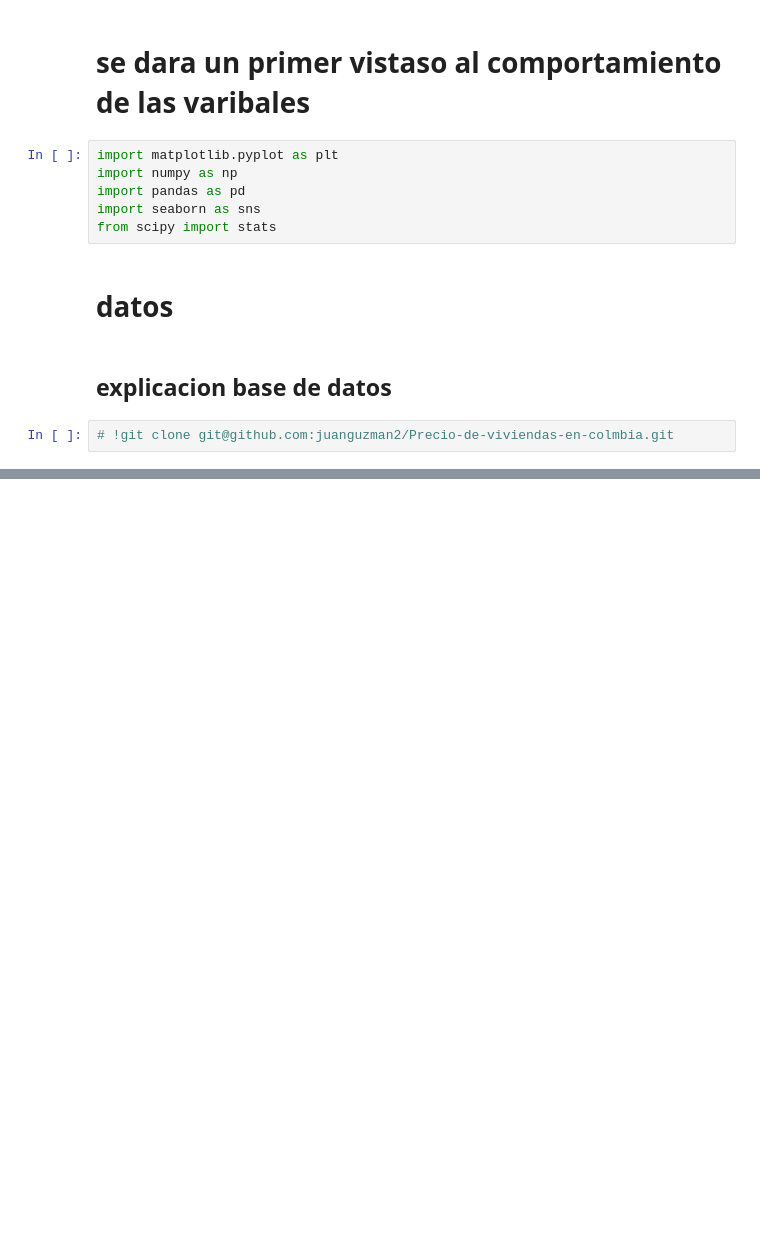
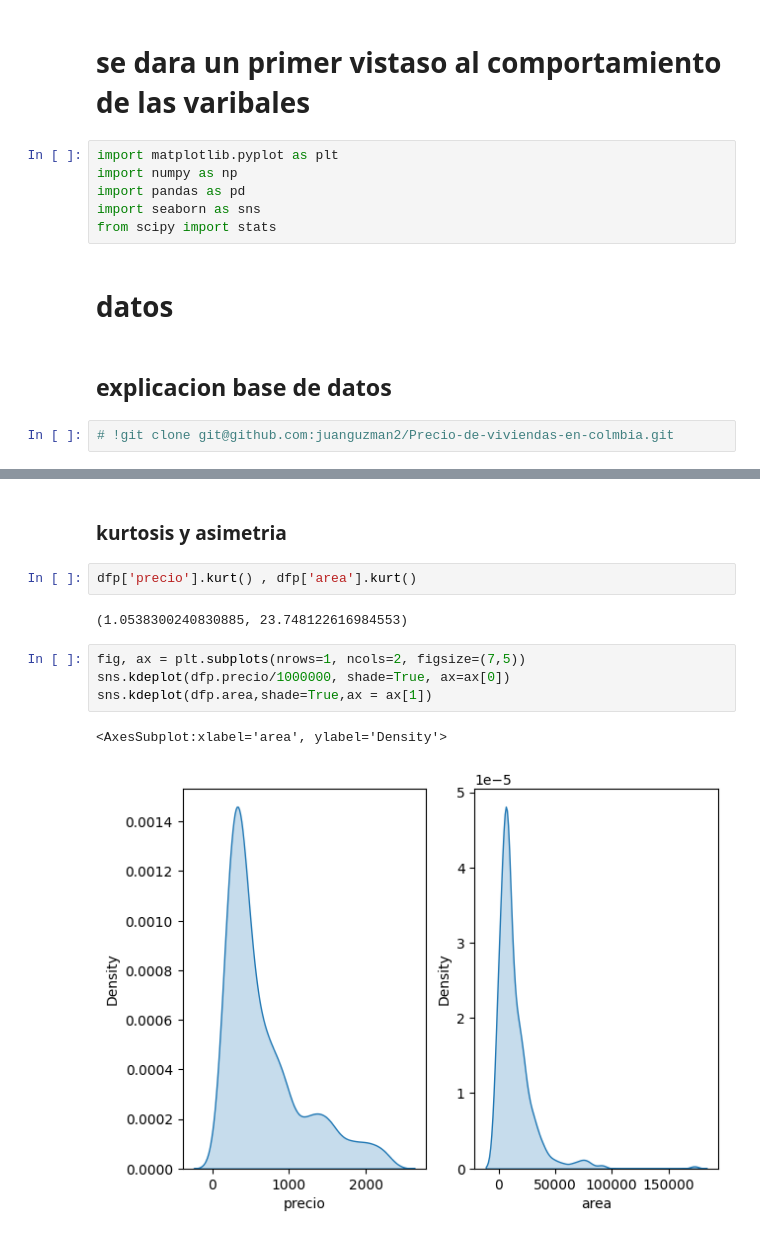
Before and after one commit to juanguzman2/Analisis-del-precio-de-las-viviendas-en-el-oriente-antioqueno, a Jupyter notebook: Script/Analisis exploratorio/1eranalisis.ipynb, the cells around one changed output, grey strips where cells are left out. Drawn from its saved outputs; the diff is of its cells as text; blank space fills up the shorter version.

```diff
--- a/Script/Analisis exploratorio/1eranalisis.ipynb
+++ b/Script/Analisis exploratorio/1eranalisis.ipynb
@@ -45,0 +89,13 @@ memory usage: 465.3+ KB
+# %% [markdown]
+### kurtosis y asimetria
+# %%
+dfp['precio'].kurt() , dfp['area'].kurt()
+# %% [output]
+(1.0538300240830885, 23.748122616984553)
+# %%
+fig, ax = plt.subplots(nrows=1, ncols=2, figsize=(7,5))
+sns.kdeplot(dfp.precio/1000000, shade=True, ax=ax[0])
+sns.kdeplot(dfp.area,shade=True,ax = ax[1])
+# %% [output]
+<AxesSubplot:xlabel='area', ylabel='Density'>
+[figure, added]
```
Also changed, not shown: parts of 20 cells of this notebook, 2 other files.
